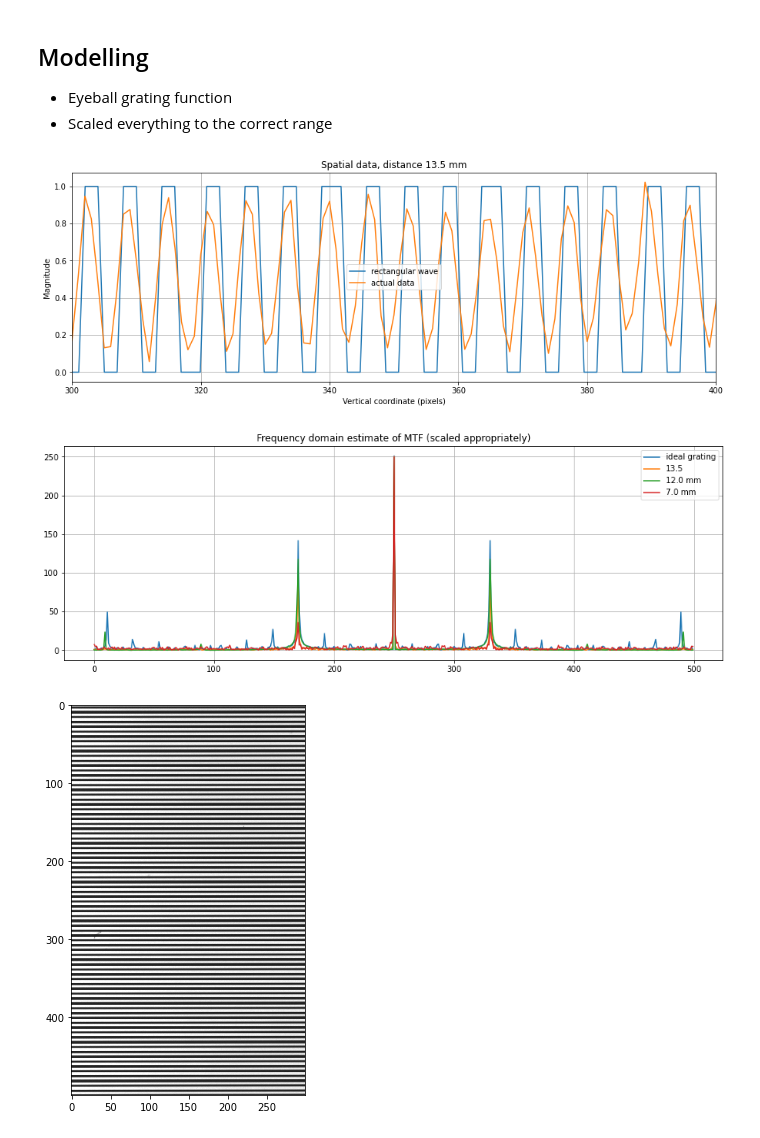
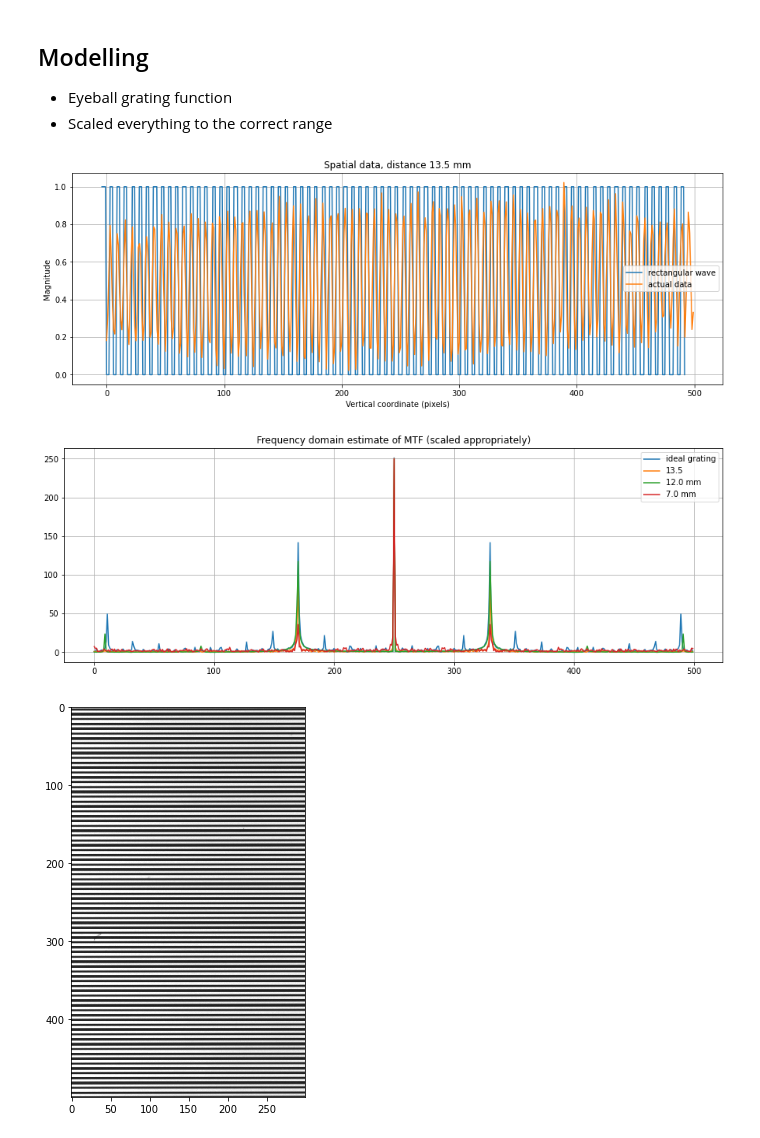
Before and after one commit to kwokkenton/optea, a Jupyter notebook: dof.ipynb, the cells around one changed output. Drawn from its saved outputs; the diff is of its cells as text; code cells hidden in the pictures.

```diff
--- a/dof.ipynb
+++ b/dof.ipynb
@@ -159,35 +159,35 @@ slice = 10
 def scale_data(data):
     data_mid = (np.max(data) + np.min(data))/2
     data_mid = np.average(data)
     data_range = (np.max(data) - np.min(data))
     data = (data-data_mid)/data_range + 0.5
     return data
 
 data = scale_data(im[slice,:, 0].astype('float64'))
 plt.plot(period* (t-shift) / (2*np.pi), wave, label='rectangular wave' )
 plt.plot(data, label='actual data')
 
-plt.xlim(300,400)
+# plt.xlim(300,400)
 
 plt.title(f'Spatial data, distance {air_range[slice]} mm')
 plt.ylabel('Magnitude')
 plt.xlabel('Vertical coordinate (pixels)')
 
 plt.legend()
 plt.grid()
 plt.show()
 
 plt.figure(figsize=(15,5))
 plt.title(f'Frequency domain estimate of MTF (scaled appropriately)')
 plt.plot(np.abs(fftshift(fft(wave))), label='ideal grating')
 plt.plot(np.abs(fftshift(fft(data))), label=f'{air_range[slice]}')
 plt.plot(np.abs(fftshift(fft(scale_data(im[7,:, 0].astype('float64'))))), label=f'{air_range[7]} mm')
 plt.plot(np.abs(fftshift(fft(scale_data(im[0,:, 0].astype('float64'))))), label=f'{air_range[0]} mm')
 plt.grid()
 plt.legend()
 plt.show()
 # %% [output]
-[figure, old version]
+[figure, new version]
 [figure]
 # %%
 WATER_IMAGE_PATH =  '../data_store/20221023/f6_stack_water.tif'
```
Also changed, not shown: parts of 2 cells of this notebook.
